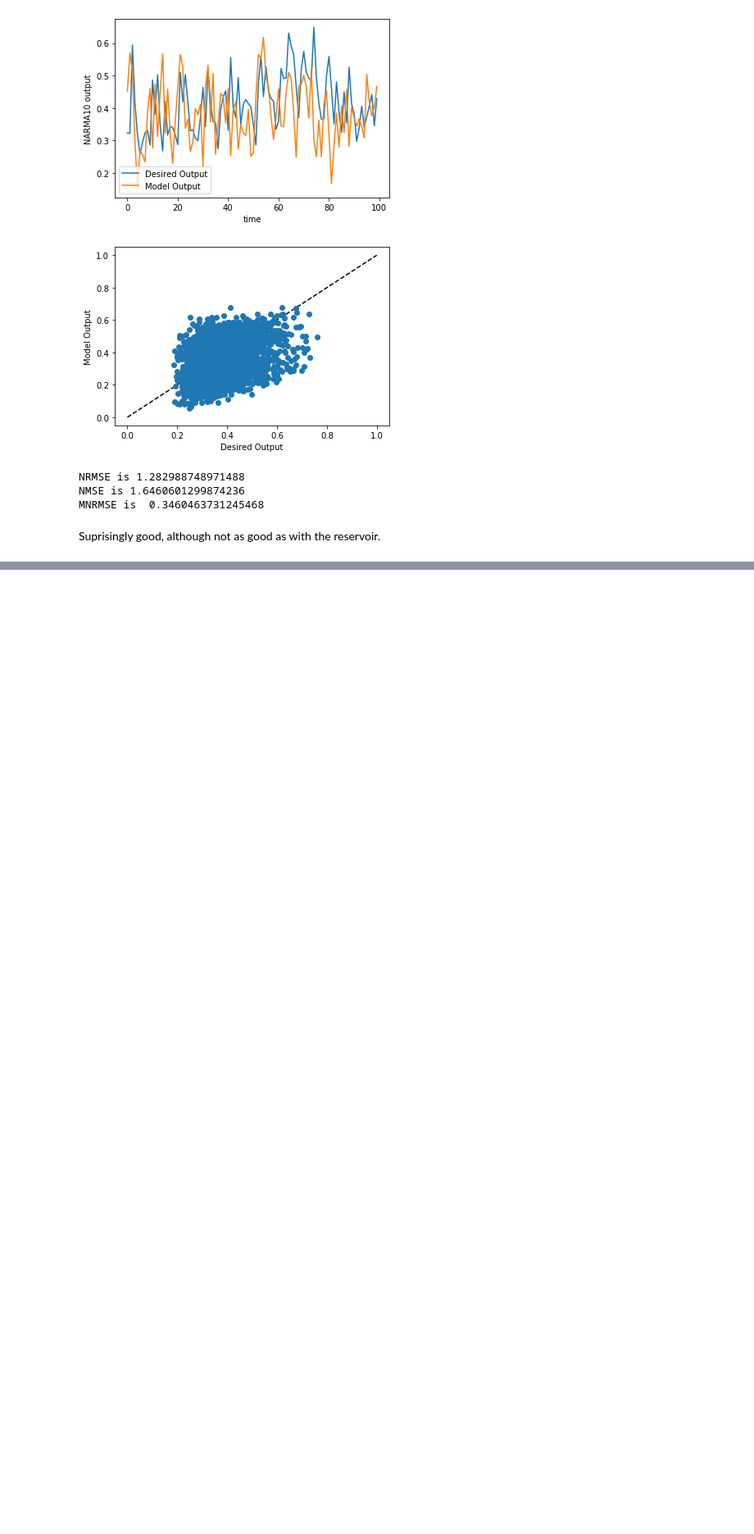
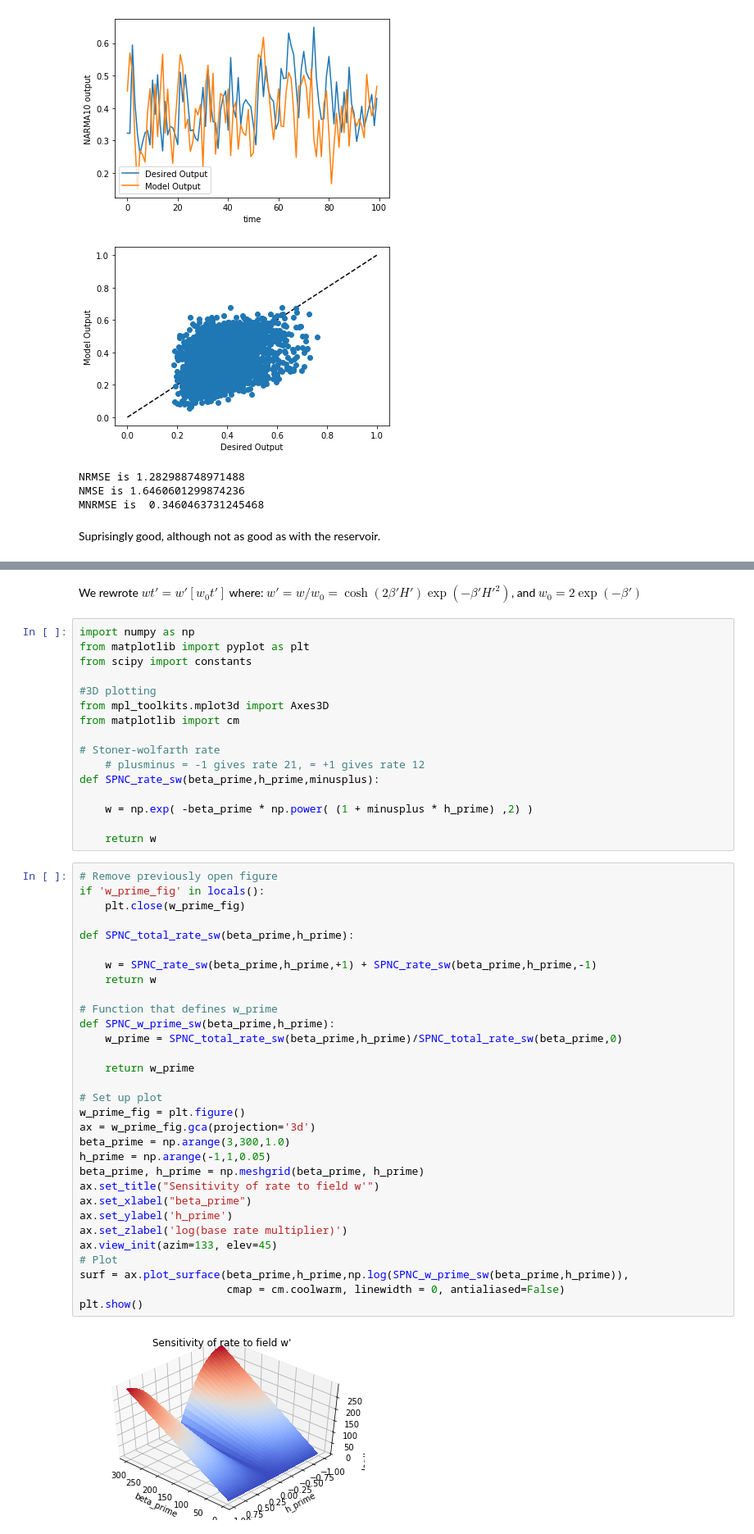
Before and after one commit to spintronic-computing-group/spnc, a Jupyter notebook: notebooks/SPNC_dev_and_testing/SPNC_dev_and_testing.ipynb, the cells around one changed output, grey strips where cells are left out. Shown at 82% size. Saved outputs shown, nothing was run; the diff lists cells and outputs as text; blank space fills up the shorter version.

```diff
--- a/notebooks/SPNC_dev_and_testing/SPNC_dev_and_testing.ipynb
+++ b/notebooks/SPNC_dev_and_testing/SPNC_dev_and_testing.ipynb
@@ -1382,0 +1392,51 @@ Suprisingly good, although not as good as with the reservoir.
+# %% [markdown]
+We rewrote $w t' = w' [w_0 t'] $ where: $w' = w/w_0 = \cosh{(2 \beta' H')} \exp{(-\beta' H'^2)}$, and $w_0 = 2 \exp{(-\beta')}$
+# %%
+import numpy as np
+from matplotlib import pyplot as plt
+from scipy import constants
+
+#3D plotting
+from mpl_toolkits.mplot3d import Axes3D
+from matplotlib import cm
+
+# Stoner-wolfarth rate
+    # plusminus = -1 gives rate 21, = +1 gives rate 12
+def SPNC_rate_sw(beta_prime,h_prime,minusplus):
+
+    w = np.exp( -beta_prime * np.power( (1 + minusplus * h_prime) ,2) )
+
+    return w
+# %%
+# Remove previously open figure
+if 'w_prime_fig' in locals():
+    plt.close(w_prime_fig)
+
+def SPNC_total_rate_sw(beta_prime,h_prime):
+
+    w = SPNC_rate_sw(beta_prime,h_prime,+1) + SPNC_rate_sw(beta_prime,h_prime,-1)
+    return w
+
+# Function that defines w_prime
+def SPNC_w_prime_sw(beta_prime,h_prime):
+    w_prime = SPNC_total_rate_sw(beta_prime,h_prime)/SPNC_total_rate_sw(beta_prime,0)
+
+    return w_prime
+
+# Set up plot
+w_prime_fig = plt.figure()
+ax = w_prime_fig.gca(projection='3d')
+beta_prime = np.arange(3,300,1.0)
+h_prime = np.arange(-1,1,0.05)
+beta_prime, h_prime = np.meshgrid(beta_prime, h_prime)
+ax.set_title("Sensitivity of rate to field w'")
+ax.set_xlabel("beta_prime")
+ax.set_ylabel('h_prime')
+ax.set_zlabel('log(base rate multiplier)')
+ax.view_init(azim=133, elev=45)
+# Plot
+surf = ax.plot_surface(beta_prime,h_prime,np.log(SPNC_w_prime_sw(beta_prime,h_prime)),
+                       cmap = cm.coolwarm, linewidth = 0, antialiased=False)
+plt.show()
+# %% [output]
+[figure, added]
```
Also changed, not shown: parts of 12 cells of this notebook, 3 other files.
